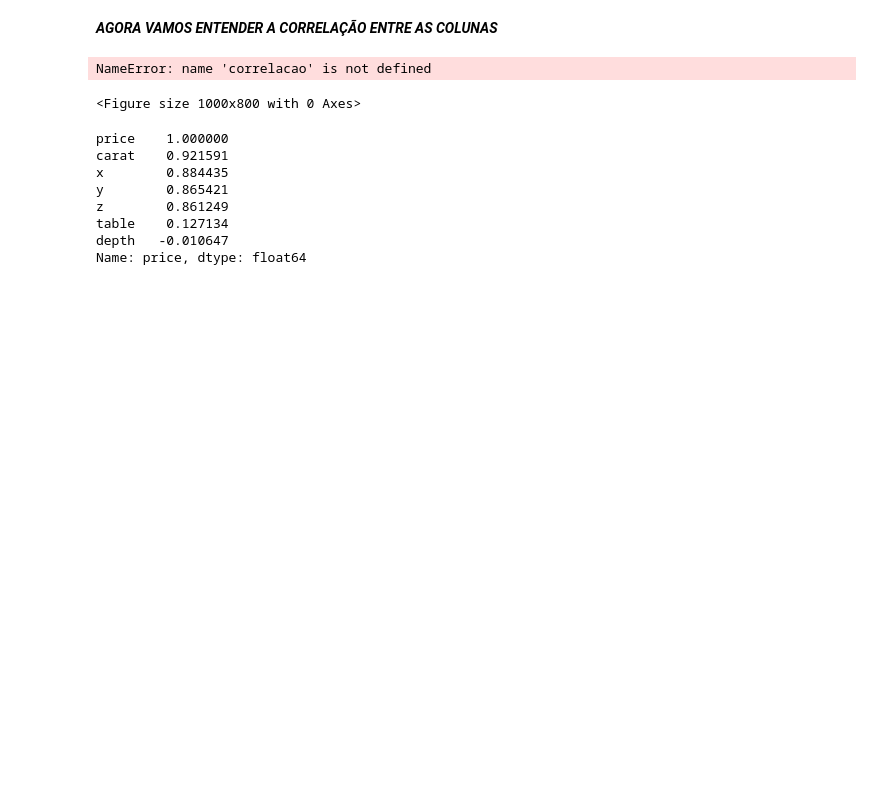
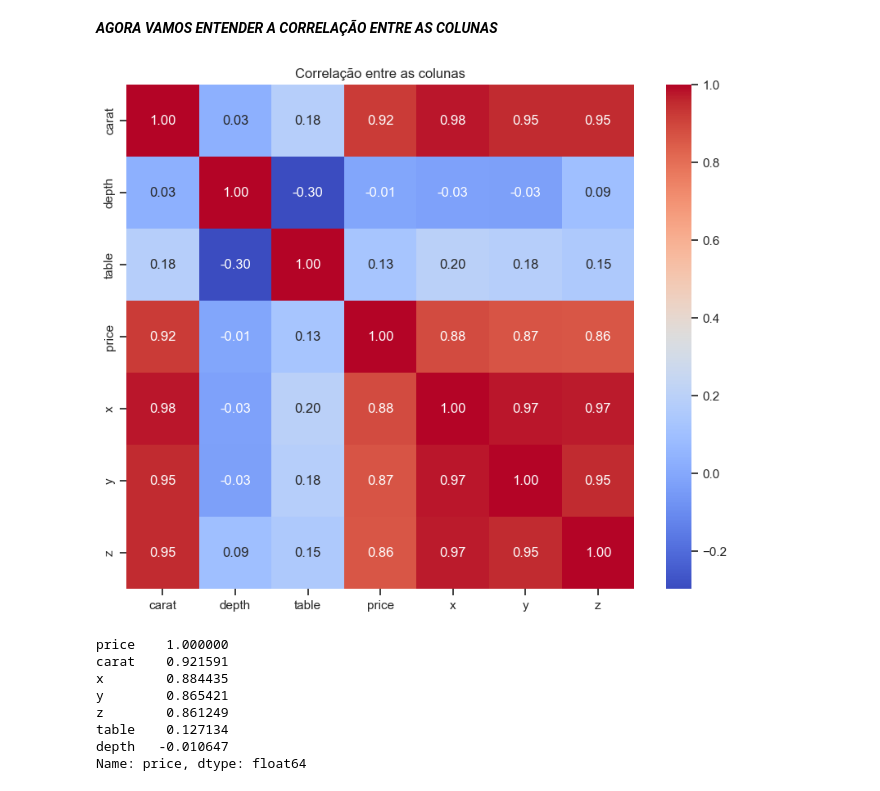
Before and after one commit to uSilas/AVANTI_PROJECT, a Jupyter notebook: notebooks/01-exploratory_data_analysis.ipynb, the cells around one changed output. Cells and saved outputs as stored; diff of their text form; code cells hidden in the pictures; blank space fills up the shorter version.

```diff
--- a/notebooks/01-exploratory_data_analysis.ipynb
+++ b/notebooks/01-exploratory_data_analysis.ipynb
@@ -238,13 +150,17 @@ plt.show()
 # %% [markdown]
 ***AGORA VAMOS ENTENDER A CORRELAÇÃO ENTRE AS COLUNAS***
 # %%
+df_numeric = df.select_dtypes(include=[np.number])
+
+# Calcular a correlação
+correlacao = df_numeric.corr()
+
 plt.figure(figsize=(10, 8))
 sns.heatmap(correlacao, annot=True, cmap='coolwarm', fmt=".2f")
 plt.title('Correlação entre as colunas')
 plt.show()
 # %% [output]
-NameError: name 'correlacao' is not defined
-<Figure size 1000x800 with 0 Axes>
+[figure, added]
 # %%
 corr_with_price = correlacao['price'].sort_values(ascending=False)
 print(corr_with_price)
```
Also changed, not shown: parts of 7 cells of this notebook, 3 other files.
